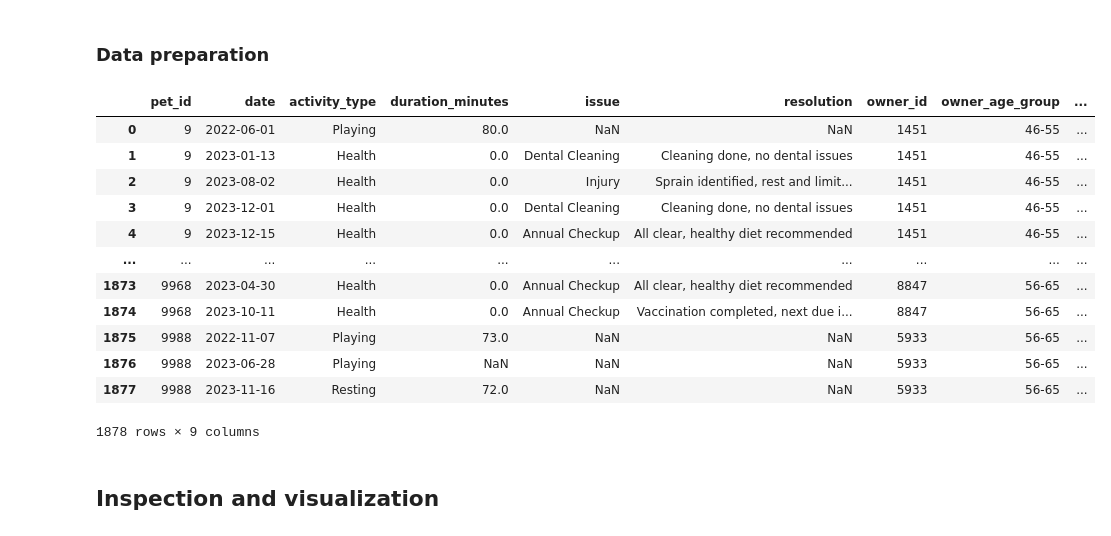
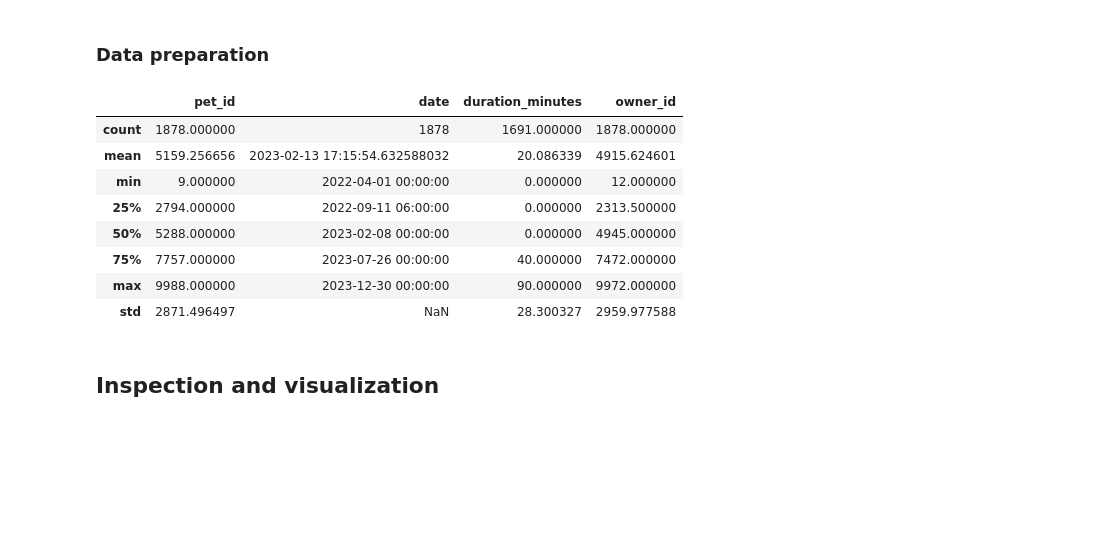
Before and after one commit to kozmik-moore/pet-software-developer-pipeline, a Jupyter notebook: code/notebook.ipynb, the cells around one changed output. Saved outputs shown, nothing was run; the diff lists cells and outputs as text; code cells hidden in the pictures; blank space fills up the shorter version.

```diff
--- a/code/notebook.ipynb
+++ b/code/notebook.ipynb
@@ -65,22 +65,18 @@ from utilities.config import data, assets, code, products
 # %%
 filelist = [data.activities, data.health, data.users]
 cleaned = all_pet_data(*filelist, sort=True)
 cleaned.to_csv(data.path / 'cleaned.csv', index=False)
-display(cleaned)
+display(cleaned.describe())
 # %% [output]
-|  | pet_id | date | activity_type | duration_minutes | issue | resolution | owner_id | owner_age_group | ... |
-| 0 | 9 | 2022-06-01 | Playing | 80.0 | NaN | NaN | 1451 | 46-55 | ... |
-| 1 | 9 | 2023-01-13 | Health | 0.0 | Dental Cleaning | Cleaning done, no dental issues | 1451 | 46-55 | ... |
-| 2 | 9 | 2023-08-02 | Health | 0.0 | Injury | Sprain identified, rest and limit... | 1451 | 46-55 | ... |
-| 3 | 9 | 2023-12-01 | Health | 0.0 | Dental Cleaning | Cleaning done, no dental issues | 1451 | 46-55 | ... |
-| 4 | 9 | 2023-12-15 | Health | 0.0 | Annual Checkup | All clear, healthy diet recommended | 1451 | 46-55 | ... |
-| ... | ... | ... | ... | ... | ... | ... | ... | ... | ... |
-| 1873 | 9968 | 2023-04-30 | Health | 0.0 | Annual Checkup | All clear, healthy diet recommended | 8847 | 56-65 | ... |
-| 1874 | 9968 | 2023-10-11 | Health | 0.0 | Annual Checkup | Vaccination completed, next due i... | 8847 | 56-65 | ... |
-| 1875 | 9988 | 2022-11-07 | Playing | 73.0 | NaN | NaN | 5933 | 56-65 | ... |
-| 1876 | 9988 | 2023-06-28 | Playing | NaN | NaN | NaN | 5933 | 56-65 | ... |
-| 1877 | 9988 | 2023-11-16 | Resting | 72.0 | NaN | NaN | 5933 | 56-65 | ... |
+|  | pet_id | date | duration_minutes | owner_id |
+| count | 1878.000000 | 1878 | 1691.000000 | 1878.000000 |
+| mean | 5159.256656 | 2023-02-13 17:15:54.632588032 | 20.086339 | 4915.624601 |
+| min | 9.000000 | 2022-04-01 00:00:00 | 0.000000 | 12.000000 |
+| 25% | 2794.000000 | 2022-09-11 06:00:00 | 0.000000 | 2313.500000 |
+| 50% | 5288.000000 | 2023-02-08 00:00:00 | 0.000000 | 4945.000000 |
+| 75% | 7757.000000 | 2023-07-26 00:00:00 | 40.000000 | 7472.000000 |
+| max | 9988.000000 | 2023-12-30 00:00:00 | 90.000000 | 9972.000000 |
+| std | 2871.496497 | NaN | 28.300327 | 2959.977588 |
-1878 rows × 9 columns
 # %% [markdown]
 ## Inspection and visualization
 # %%
```
Also changed, not shown: parts of 5 cells of this notebook.
